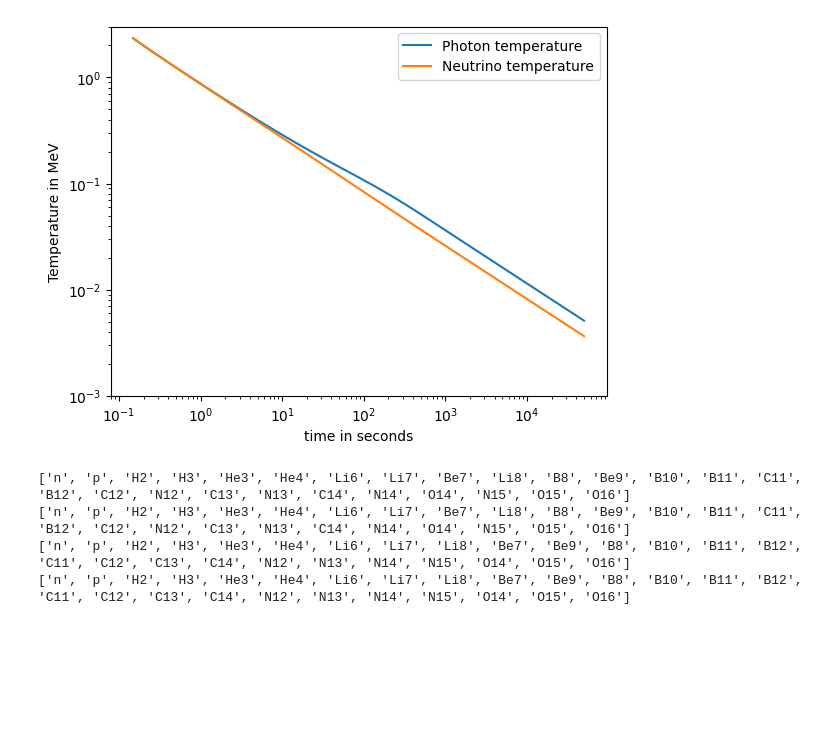
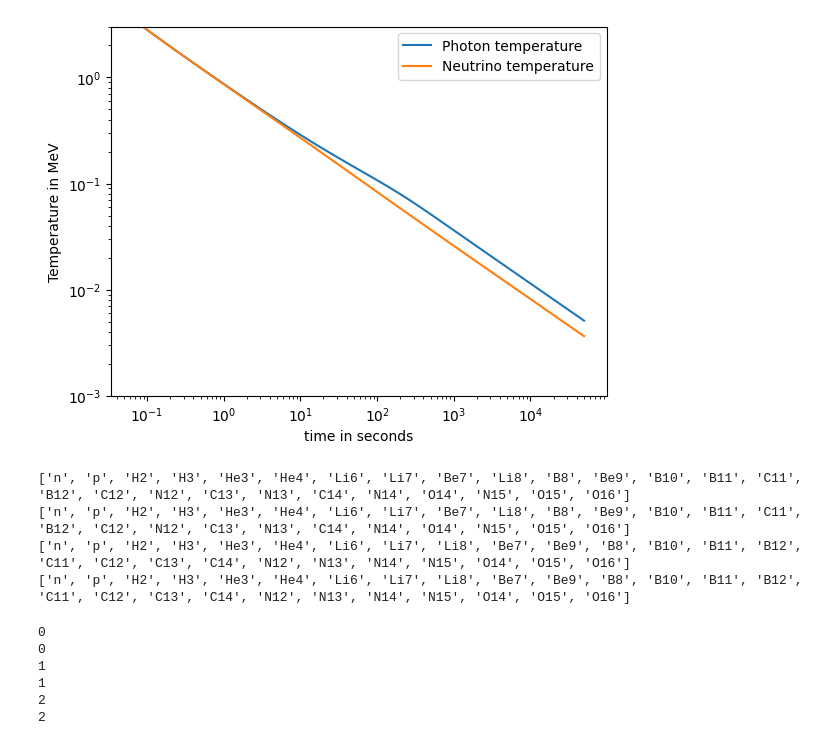
Before and after one commit to hansbdein/Speciale, a Jupyter notebook: Fullsize_highT_network.ipynb, the cells around one changed output. Cells and saved outputs as stored; diff of their text form; code cells hidden in the pictures; blank space fills up the shorter version.

```diff
--- a/Fullsize_highT_network.ipynb
+++ b/Fullsize_highT_network.ipynb
@@ -103,7 +103,7 @@ def P_gamma(T):     #photon pressure
 
 ### Initial conditions ###
 
-T_ini=27/TMeV2T9            #initial temperature in MeV
+T_ini=3.5                     #initial temperature in MeV
 
 t_ini=1.226*10**21/T_ini**2 #initial time in hbar/MeV
 
@@ -222,34 +222,34 @@ plt.figure()
 plt.plot(sol.t/timeunit, sol.y[0], label='Photon temperature')
 
 # Test with completely radiation dominated universe
 t_space=sol.t
 T_approx=np.sqrt(1.226*10**21/t_space)
 #T_approx=1/np.sqrt(t_space/timeunit)/10.4*TMeV2T9
 plt.plot(t_space/timeunit, T_ini/sol.y[1], label='Neutrino temperature')
 
 
 #plot the scale factor
 #plt.plot(sol.t/timeunit, sol.y[2]/1e3, label='scale factor')
 
 #fix the axis
 plt.xlabel('time in seconds')
 plt.ylabel('Temperature in MeV')
 
 plt.xscale('log')
 plt.yscale('log')
 
 # plt.xlim((0.1, 2e5))
 plt.ylim((1e-3,3))
 
 plt.legend()
 plt.show()
 
 #plt.figure
 
 
 n_bparams=2
 # %% [output]
-[figure, old version]
+[figure, new version]
 # %%
 #import networks
 
@@ -377,26 +378,37 @@ solY=np.array([[T_ini],[1]])
 soltime=np.array([t_ini])
 # %%
-initial_param=get_Y_jac([T_ini,1]+[1/(np.exp(Q/T_ini)+1),1/(np.exp(-Q/T_ini)+1)],2)
 
-i=2
-n_params=nNucs[i]+n_bparams
+for i in range(3):
 
-def jacY_anal(t,y):
-    return networks[i].jacobian(t/timeunit, y[n_bparams:],rho_bY_cgs(y), y[0]*TMeV2T9*1e9)/timeunit
+    initial_param=get_Y_jac(solY[:,-1],i)
+    print(i)
+    n_params=nNucs[i]+n_bparams
 
-def jacobian(t,y):
+    #Give PyNucAstro jacobian nessecary parameters
+    def jacPNA(t,y):
+        return networks[i].jacobian(t/timeunit, y[n_bparams:],rho_bY_cgs(y), y[0]*TMeV2T9*1e9)/timeunit
 
-    jac=np.append(np.zeros((nNucs[i],n_bparams)),jacY_anal(t,y),axis=1)
-    return np.append(np.zeros((n_bparams,n_params)),jac,axis=0)
+    #Extend Jacobian with background parameters
+    def jacobian(t,y):
+        jac=np.append(np.zeros((nNucs[i],n_bparams)),jacPNA(t,y),axis=1)
+        return np.append(np.zeros((n_bparams,n_params)),jac,axis=0)
 
-def dydt(t,y):
-    result=dbackground(t,y[:n_bparams])+list( networks[i].rhs(t/timeunit, y[n_bparams:],rho_bY_cgs(y), y[0]*TMeV2T9*1e9)/timeunit)
-    return result
+    #full derivative
+    def dydt(t,y):
+        result=dbackground(t,y[:n_bparams])+list( networks[i].rhs(t/timeunit, y[n_bparams:],rho_bY_cgs(y), y[0]*TMeV2T9*1e9)/timeunit)
+        return result
 
-jacsolY = integrate.solve_ivp(dydt, [0,t_start[i+1]-t_start[i]], initial_param,method='Radau',atol=1e-80,rtol=1e-6,jac=jacobian)#,t_eval=t_space)
+    jacsolY = integrate.solve_ivp(dydt, [0,t_start[i+1]-t_start[i]], initial_param,method='Radau',atol=1e-80,rtol=1e-6,jac=jacobian)#,t_eval=t_space)
+    print(i)
+    abun=[abun[-1] for abun in jacsolY.y[n_bparams:]]
 
-abun=[abun[-1] for abun in jacsolY.y[n_bparams:]]
+    solY=np.concatenate((np.concatenate((solY,np.multiply(np.ones((len(solY[0]),nNucs[i]-nNucs[i-1])),initial_param[len(solY):]).T)),jacsolY.y),axis=1)
 
-solY=np.concatenate((np.concatenate((solY,np.multiply(np.ones((len(solY[0]),nNucs[i]-nNucs[i-1])),initial_param[len(solY):]).T)),jacsolY.y),axis=1)
-
-soltime=np.concatenate((soltime,jacsolY.t+t_start[i]))/timeunit
+    soltime=np.concatenate((soltime,jacsolY.t+t_start[i]))
+# %% [output]
+0
+0
+1
+1
+2
+2
```
Also changed, not shown: parts of 17 cells of this notebook, 1 other file.
